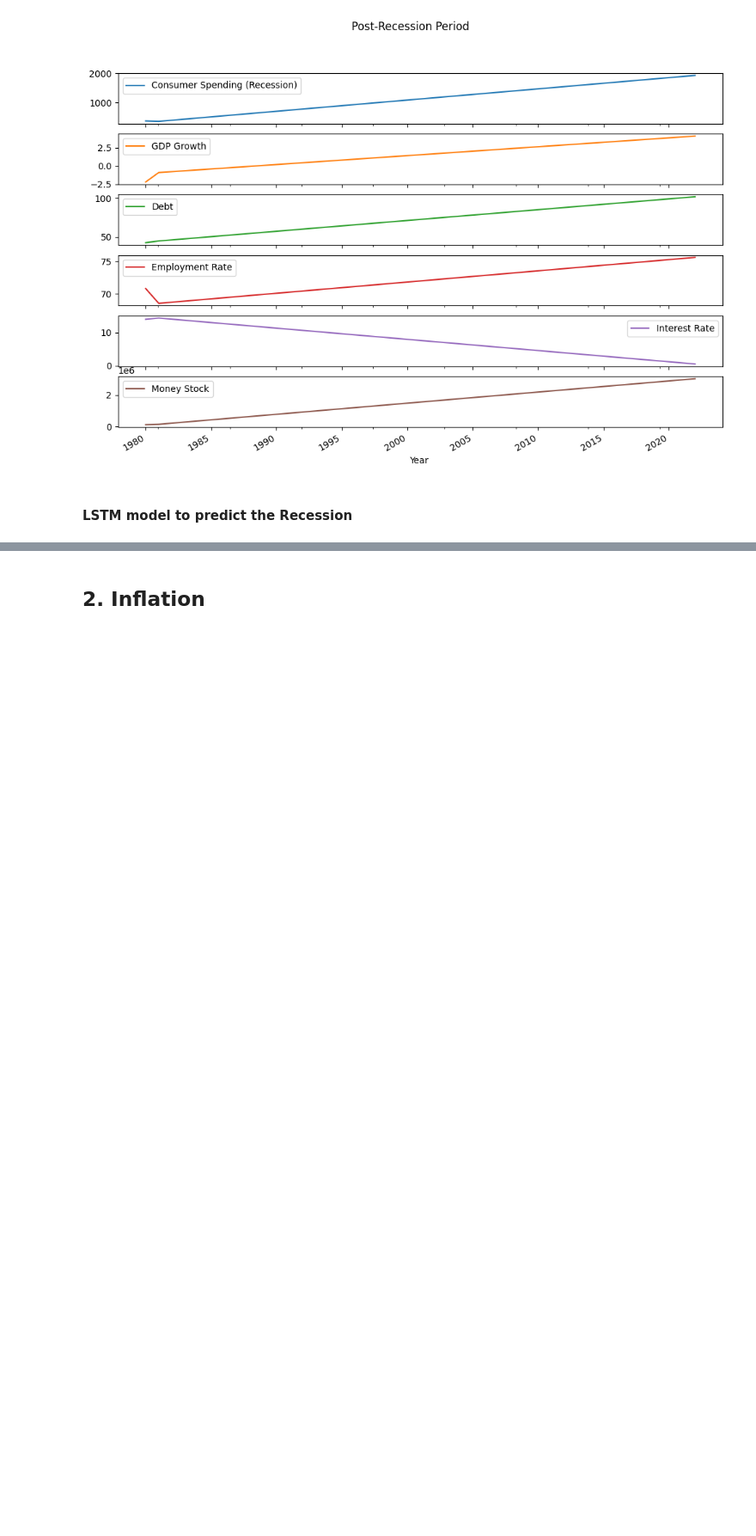
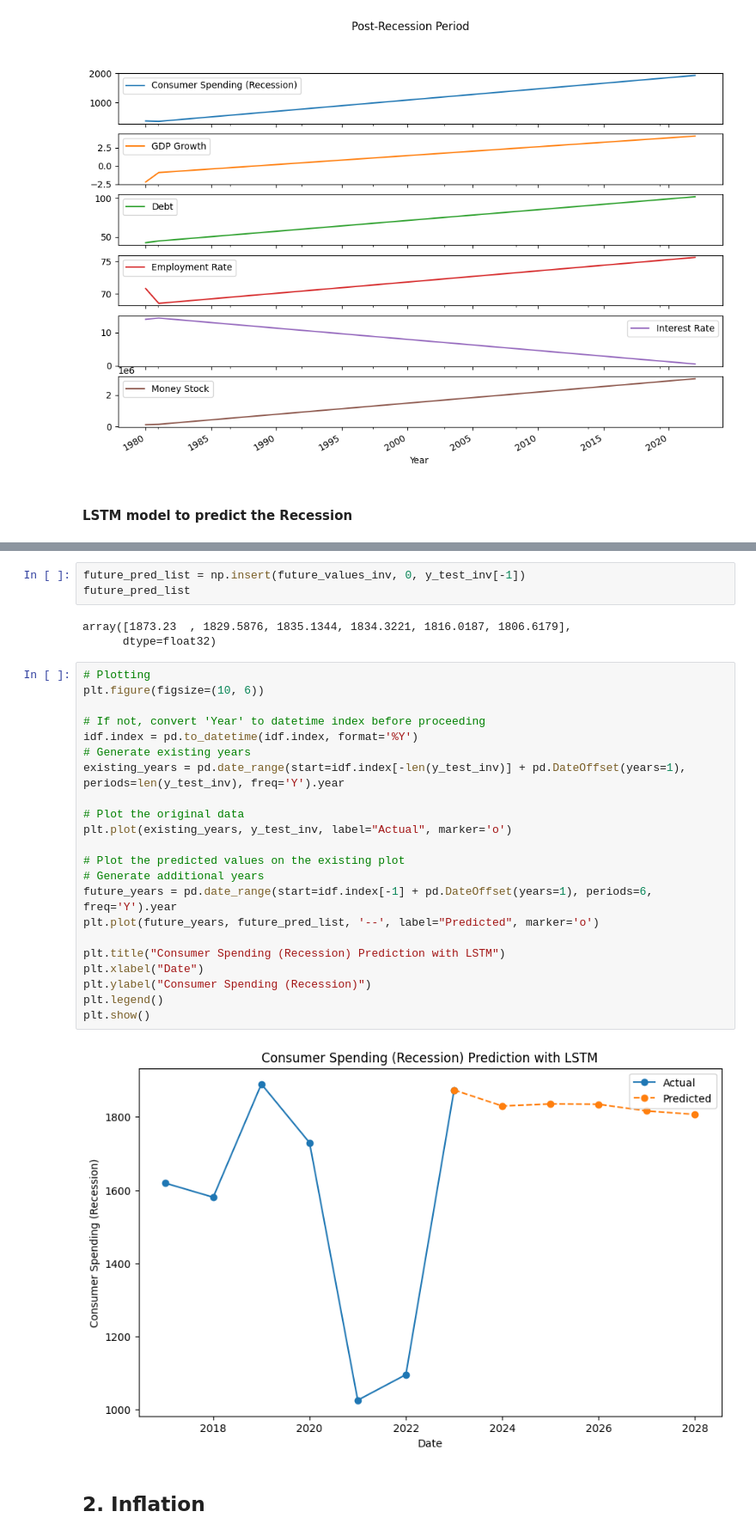
Before and after one commit to ganam93/uk_inflation_prediction, a Jupyter notebook: notebooks/lstm_model_notebooks/UK Inflation and Recession - Yearly.ipynb, the cells around one changed output, grey strips where cells are left out. Shown at 86% size. Drawn from its saved outputs; the diff is of its cells as text; blank space fills up the shorter version.

```diff
--- a/notebooks/lstm_model_notebooks/UK Inflation and Recession - Yearly.ipynb
+++ b/notebooks/lstm_model_notebooks/UK Inflation and Recession - Yearly.ipynb
@@ -192,3 +226,33 @@ plt.show()
+# %%
+future_pred_list = np.insert(future_values_inv, 0, y_test_inv[-1])
+future_pred_list
+# %% [output]
+array([1873.23  , 1829.5876, 1835.1344, 1834.3221, 1816.0187, 1806.6179],
+      dtype=float32)
+# %%
+# Plotting
+plt.figure(figsize=(10, 6))
+
+# If not, convert 'Year' to datetime index before proceeding
+idf.index = pd.to_datetime(idf.index, format='%Y')
+# Generate existing years
+existing_years = pd.date_range(start=idf.index[-len(y_test_inv)] + pd.DateOffset(years=1), periods=len(y_test_inv), freq='Y').year
+
+# Plot the original data
+plt.plot(existing_years, y_test_inv, label="Actual", marker='o')
+
+# Plot the predicted values on the existing plot
+# Generate additional years
+future_years = pd.date_range(start=idf.index[-1] + pd.DateOffset(years=1), periods=6, freq='Y').year
+plt.plot(future_years, future_pred_list, '--', label="Predicted", marker='o')
+
+plt.title("Consumer Spending (Recession) Prediction with LSTM")
+plt.xlabel("Date")
+plt.ylabel("Consumer Spending (Recession)")
+plt.legend()
+plt.show()
+# %% [output]
+[figure, added]
 # %% [markdown]
 ## 2. Inflation
 # %% [markdown]
```
Also changed, not shown: parts of 7 cells of this notebook.
